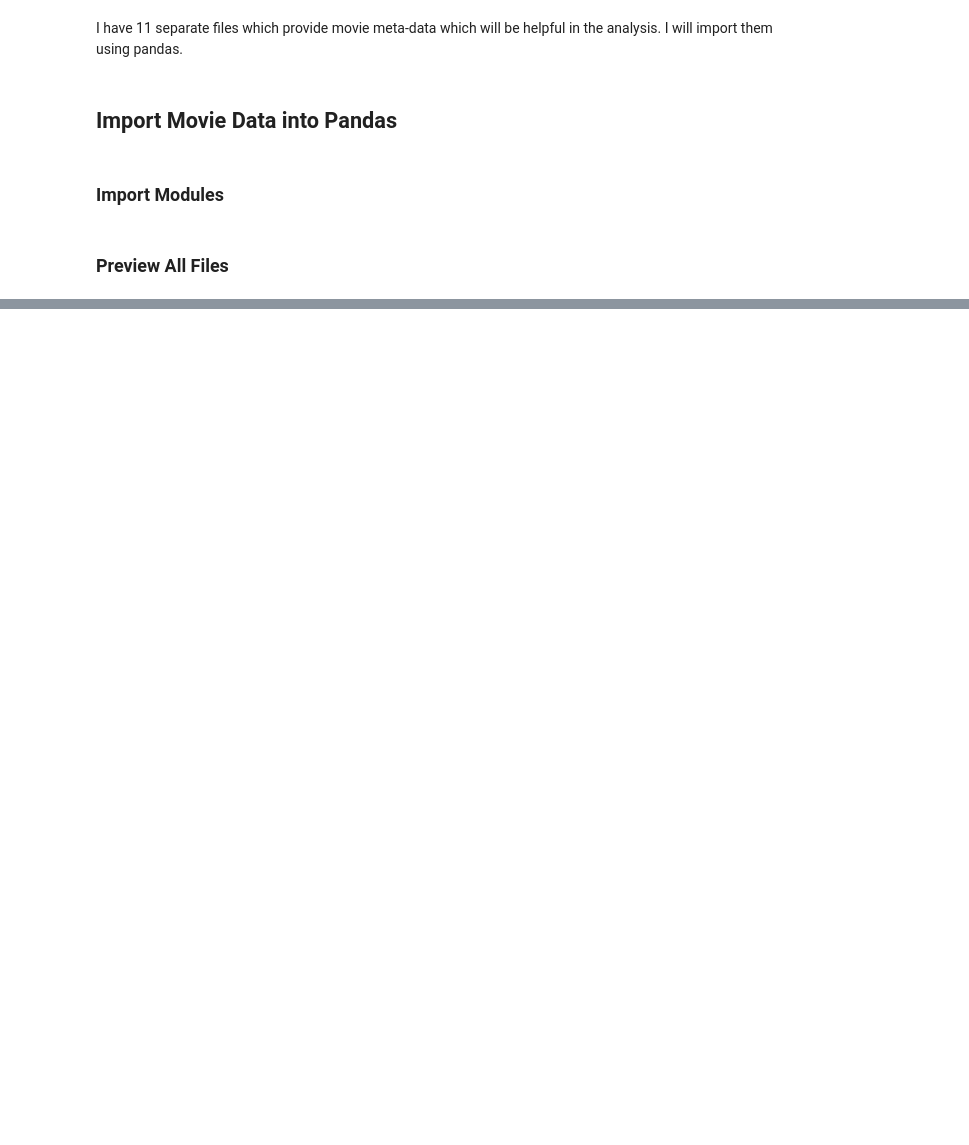
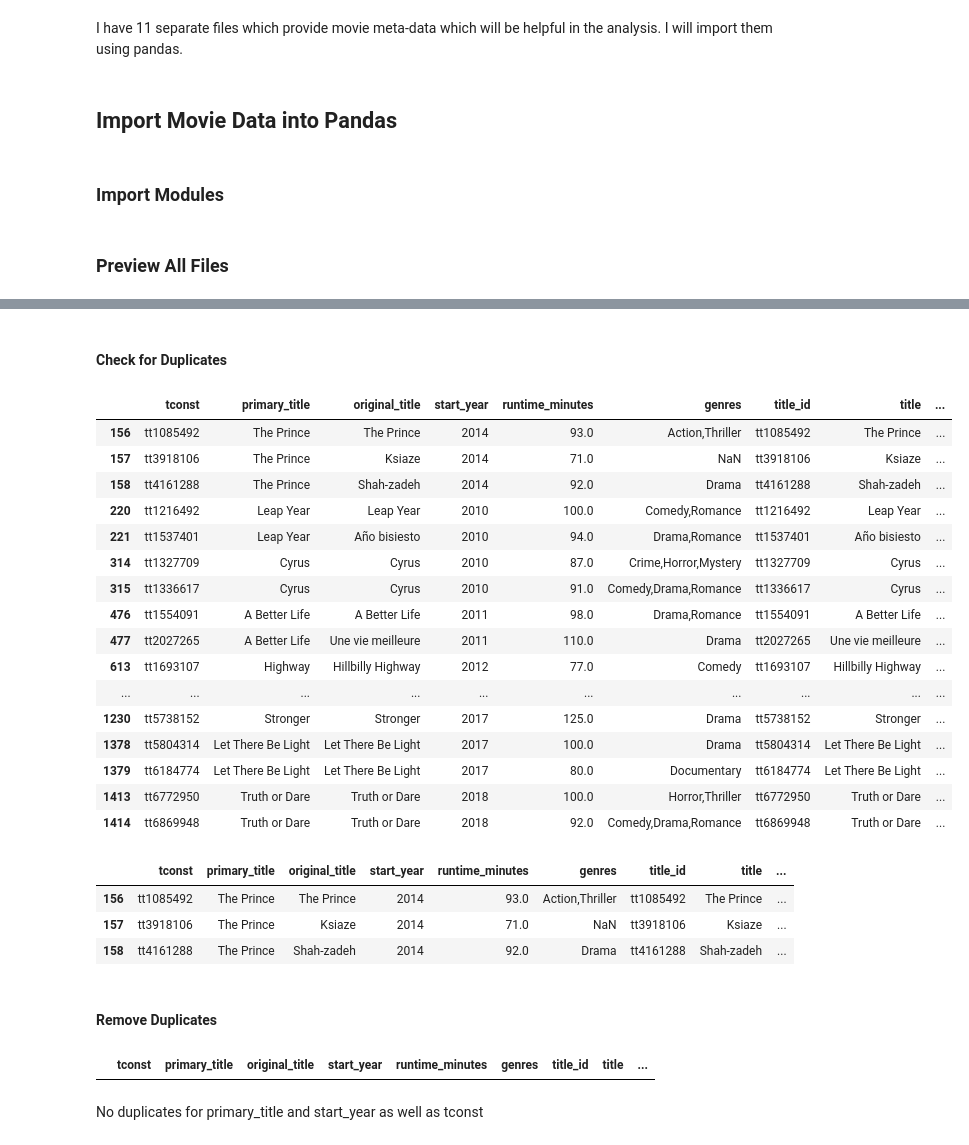
Before and after one commit to bentson1187/dsc-phase-1-project, a Jupyter notebook: Bentson, Brian Phase 1 Project.ipynb, the cells around one changed output, grey strips where cells are left out. Cells and saved outputs as stored; diff of their text form; code cells hidden in the pictures; blank space fills up the shorter version.

```diff
--- a/Bentson, Brian Phase 1 Project.ipynb
+++ b/Bentson, Brian Phase 1 Project.ipynb
@@ -119,0 +651,7 @@ Table Name: rt_reviews
+# %%
+#delete some of the duplicates after manually reviewing
+movies_df.drop([32,1226,1500,1501,2238,3340,5070,6278,6877,7433,7572,10150,
+                12026,12792,14022,14049,14252,14402,14788,15646,16145,16855,
+               17003,17384,17890,17905,18396,18611,19072,19073,19864,20462,
+               21259,21870,22843,24549,26617,26634,27813,31341,31564,34063,
+               35258,37100,38852,41980,43111], inplace=True)
@@ -119,0 +697,6 @@ Table Name: rt_reviews
+# %%
+#join tables together
+movies_df = movies_df.merge(tn_movie_budgets, how='inner',
+                left_on=['primary_title','start_year'],
+                right_on=['movie','start_year'])
+movies_df
@@ -119,0 +717,34 @@ Table Name: rt_reviews
+# %% [markdown]
+#### Check for Duplicates
+# %%
+#check for duplicates
+movies_df.loc[movies_df.duplicated(subset=['primary_title', 'start_year'],
+                                   keep=False)]
+# %% [output]
+|  | tconst | primary_title | original_title | start_year | runtime_minutes | genres | title_id | title | ... |
+| 156 | tt1085492 | The Prince | The Prince | 2014 | 93.0 | Action,Thriller | tt1085492 | The Prince | ... |
+| 157 | tt3918106 | The Prince | Ksiaze | 2014 | 71.0 | NaN | tt3918106 | Ksiaze | ... |
+| 158 | tt4161288 | The Prince | Shah-zadeh | 2014 | 92.0 | Drama | tt4161288 | Shah-zadeh | ... |
+| 220 | tt1216492 | Leap Year | Leap Year | 2010 | 100.0 | Comedy,Romance | tt1216492 | Leap Year | ... |
+| 221 | tt1537401 | Leap Year | Año bisiesto | 2010 | 94.0 | Drama,Romance | tt1537401 | Año bisiesto | ... |
+| 314 | tt1327709 | Cyrus | Cyrus | 2010 | 87.0 | Crime,Horror,Mystery | tt1327709 | Cyrus | ... |
+| 315 | tt1336617 | Cyrus | Cyrus | 2010 | 91.0 | Comedy,Drama,Romance | tt1336617 | Cyrus | ... |
+| 476 | tt1554091 | A Better Life | A Better Life | 2011 | 98.0 | Drama,Romance | tt1554091 | A Better Life | ... |
+| 477 | tt2027265 | A Better Life | Une vie meilleure | 2011 | 110.0 | Drama | tt2027265 | Une vie meilleure | ... |
+| 613 | tt1693107 | Highway | Hillbilly Highway | 2012 | 77.0 | Comedy | tt1693107 | Hillbilly Highway | ... |
+| ... | ... | ... | ... | ... | ... | ... | ... | ... | ... |
+| 1230 | tt5738152 | Stronger | Stronger | 2017 | 125.0 | Drama | tt5738152 | Stronger | ... |
+| 1378 | tt5804314 | Let There Be Light | Let There Be Light | 2017 | 100.0 | Drama | tt5804314 | Let There Be Light | ... |
+| 1379 | tt6184774 | Let There Be Light | Let There Be Light | 2017 | 80.0 | Documentary | tt6184774 | Let There Be Light | ... |
+| 1413 | tt6772950 | Truth or Dare | Truth or Dare | 2018 | 100.0 | Horror,Thriller | tt6772950 | Truth or Dare | ... |
+| 1414 | tt6869948 | Truth or Dare | Truth or Dare | 2018 | 92.0 | Comedy,Drama,Romance | tt6869948 | Truth or Dare | ... |
+# %%
+#example check
+movies_df.loc[movies_df['primary_title'] == 'The Prince']
+# %% [output]
+|  | tconst | primary_title | original_title | start_year | runtime_minutes | genres | title_id | title | ... |
+| 156 | tt1085492 | The Prince | The Prince | 2014 | 93.0 | Action,Thriller | tt1085492 | The Prince | ... |
+| 157 | tt3918106 | The Prince | Ksiaze | 2014 | 71.0 | NaN | tt3918106 | Ksiaze | ... |
+| 158 | tt4161288 | The Prince | Shah-zadeh | 2014 | 92.0 | Drama | tt4161288 | Shah-zadeh | ... |
+# %% [markdown]
+#### Remove Duplicates
@@ -119,0 +754,8 @@ Table Name: rt_reviews
+# %%
+#recheck the duplicates
+movies_df.loc[movies_df.duplicated(subset=['primary_title', 'start_year'],
+                                   keep=False)]
+# %% [output]
+|  | tconst | primary_title | original_title | start_year | runtime_minutes | genres | title_id | title | ... |
+# %% [markdown]
+No duplicates for primary_title and start_year as well as tconst
```
Also changed, not shown: parts of 130 cells of this notebook, 2 other files.
